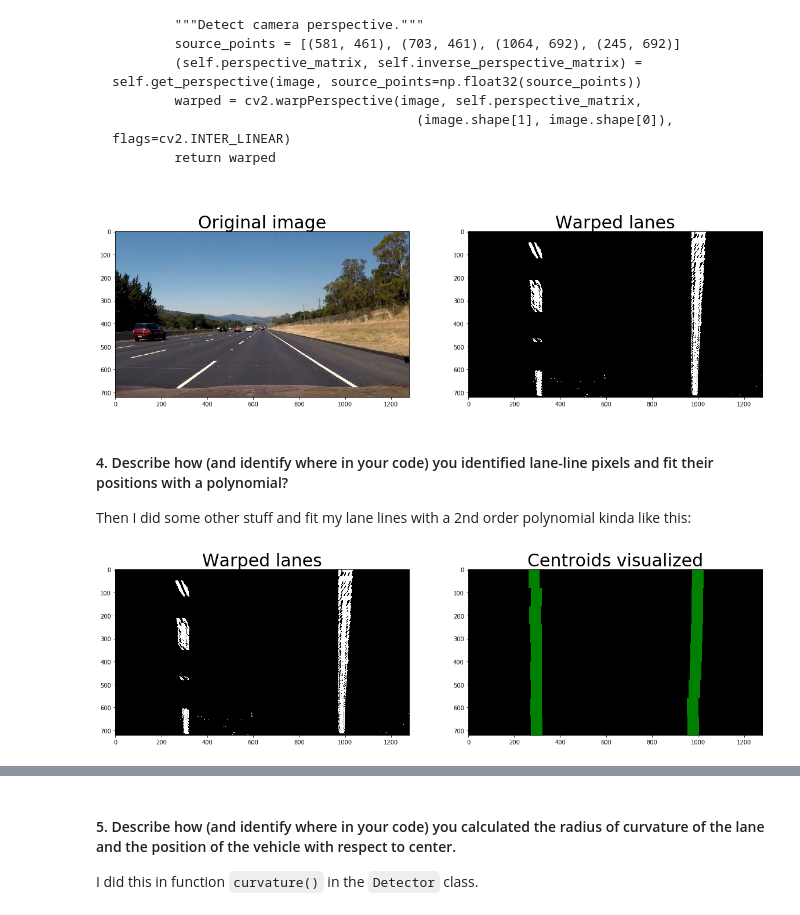
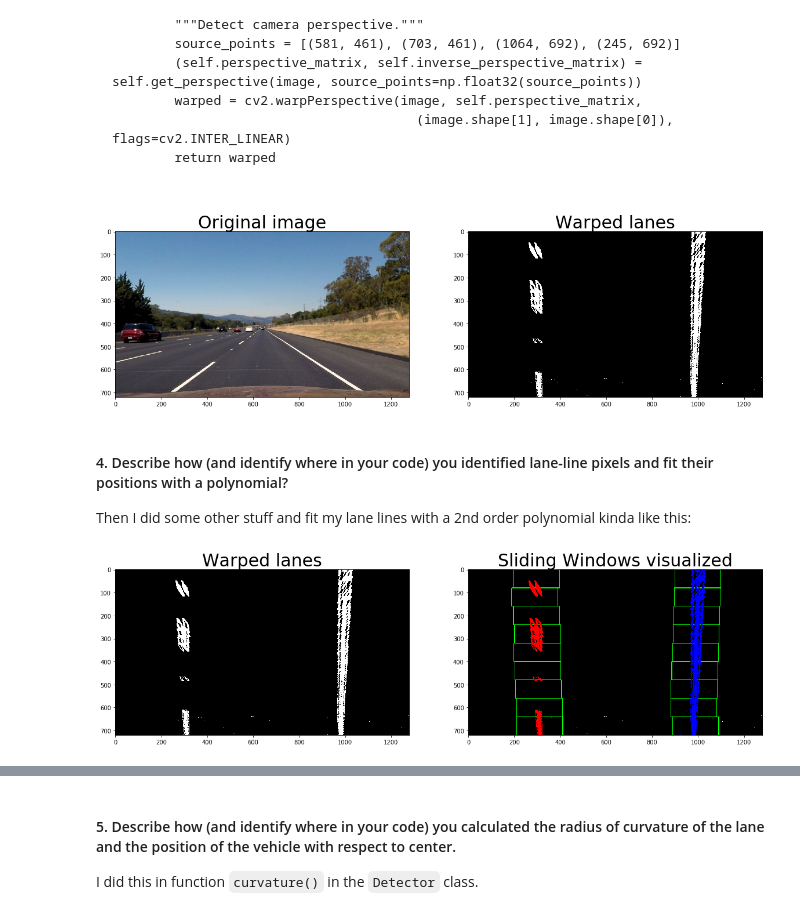
Before and after one commit to shobhitg/CarND-Advanced-Lane-Lines, a Jupyter notebook: Advanced-Lane-Lines.ipynb, the cells around one changed output, grey strips where cells are left out. Drawn from its saved outputs; the diff is of its cells as text; code cells hidden in the pictures.

```diff
--- a/Advanced-Lane-Lines.ipynb
+++ b/Advanced-Lane-Lines.ipynb
@@ -105,11 +105,11 @@ class Camera:
 
         # Do camera calibration given object points and image points
         self.ret, self.mtx, self.dist, self.rvecs, self.tvecs = cv2.calibrateCamera(self.objpoints, self.imgpoints, img_size, None, None)
+        return
 
-
+    def undistort(self, img):
         dst = cv2.undistort(img, self.mtx, self.dist, None, self.mtx)
         # cv2.imwrite('output_images/test_undist.jpg',dst)
-
         return dst
 
     def dump_pickle_file(self):
@@ -508,7 +567,9 @@ To demonstrate this step, I will describe how I apply the distortion correction
 # %%
 img = cv2.imread('./test_images/straight_lines2.jpg')
 img = cv2.cvtColor(img, cv2.COLOR_BGR2RGB)
+img = camera.undistort(img)
 f, (ax1) = plt.subplots(1, 1, figsize=(20,10))
+ax1.set_title("Undistorted sample image", fontsize=30)
 ax1.imshow(img)
 # %% [output]
 <matplotlib.image.AxesImage at 0x...>
@@ -552,18 +613,18 @@ Utils.visualizeBeforeAfter(img,
                            "Warped lanes",
                            afterGray=True)
 # %% [output]
-[figure, old version]
+[figure, new version]
 # %% [markdown]
 #### 4. Describe how (and identify where in your code) you identified lane-line pixels and fit their positions with a polynomial?
 
 
 Then I did some other stuff and fit my lane lines with a 2nd order polynomial kinda like this:
 # %%
-result = detector.find_window_centroids(warped)
+result = detector.sliding_window_method_to_fit_2nd_order_polynomial(warped)
 Utils.visualizeBeforeAfter(warped,
                            result,
                            "Warped lanes",
-                           "Centroids visualized",
+                           "Sliding Windows visualized",
                            beforeGray=True)
 # %% [output]
-[figure, old version]
+[figure, new version]
```
Also changed, not shown: parts of 21 cells of this notebook, 2 other files.
